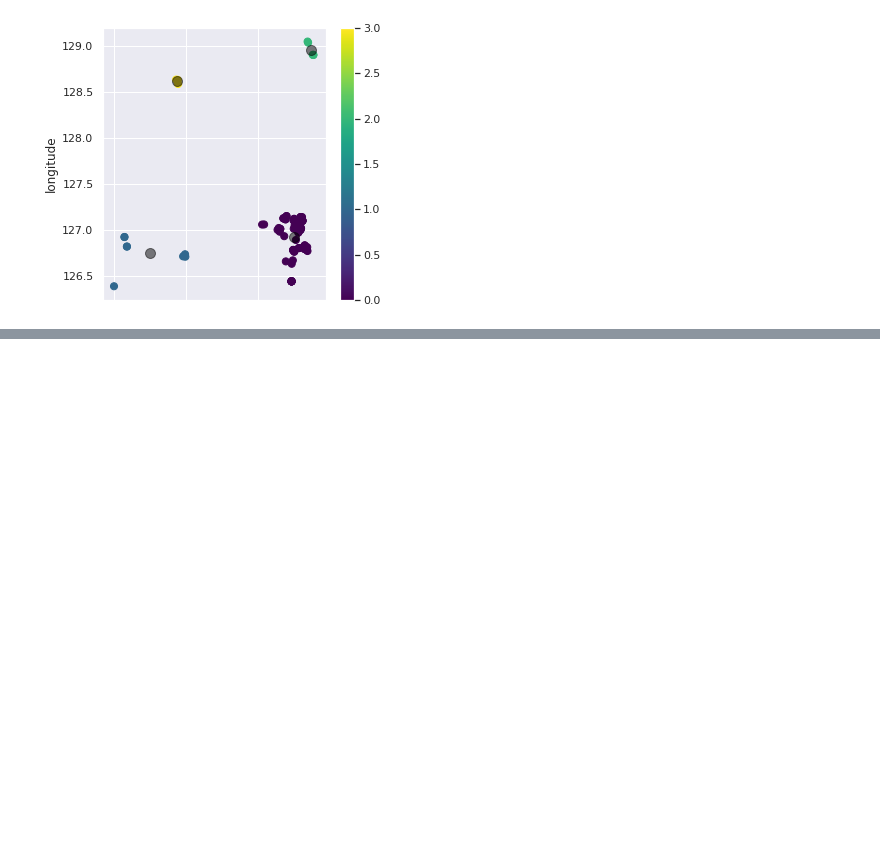
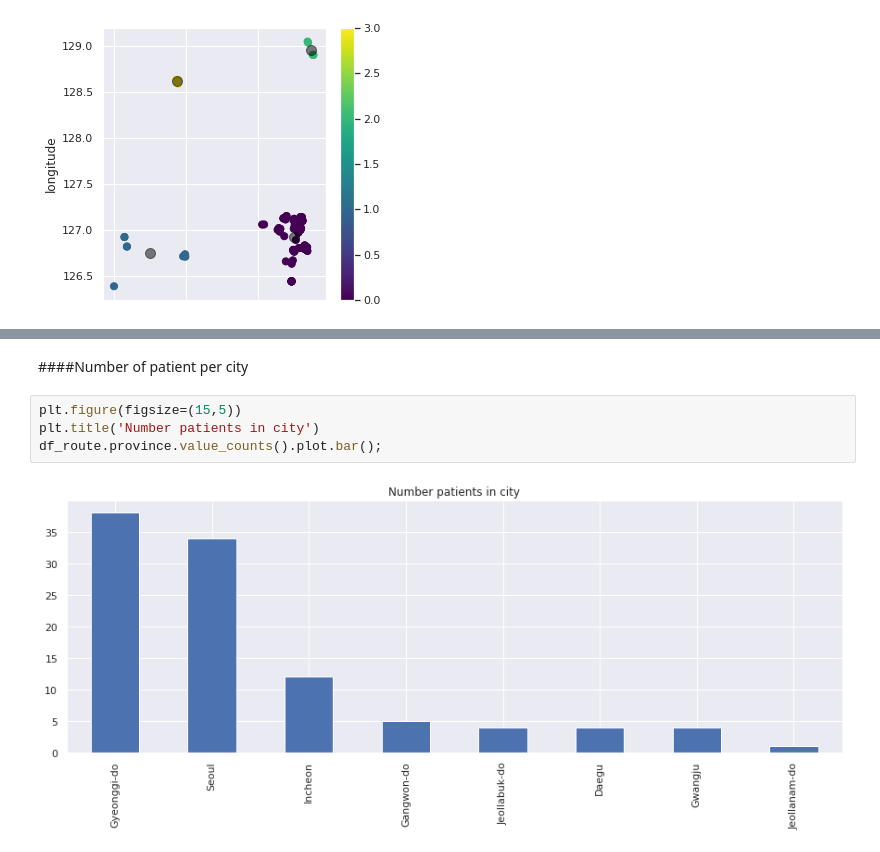
Before and after one commit to Shaheer-Imam/Corona-Virus-Analysis, a Jupyter notebook: Corona_Virus_Analysis.ipynb, the cells around one changed output, grey strips where cells are left out. Cells and saved outputs as stored; diff of their text form; blank space fills up the shorter version.

```diff
--- a/Corona_Virus_Analysis.ipynb
+++ b/Corona_Virus_Analysis.ipynb
@@ -398,3 +396,11 @@ for lat, lon,city in zip(df_route['latitude'], df_route['longitude'],df_route['c
 southkorea_map
 # %% [output]
 [interactive output not drawn]
+# %% [markdown]
+####Number of patient per city
+# %%
+plt.figure(figsize=(15,5))
+plt.title('Number patients in city')
+df_route.province.value_counts().plot.bar();
+# %% [output]
+[figure, added]
```
Also changed, not shown: parts of 7 cells of this notebook.
